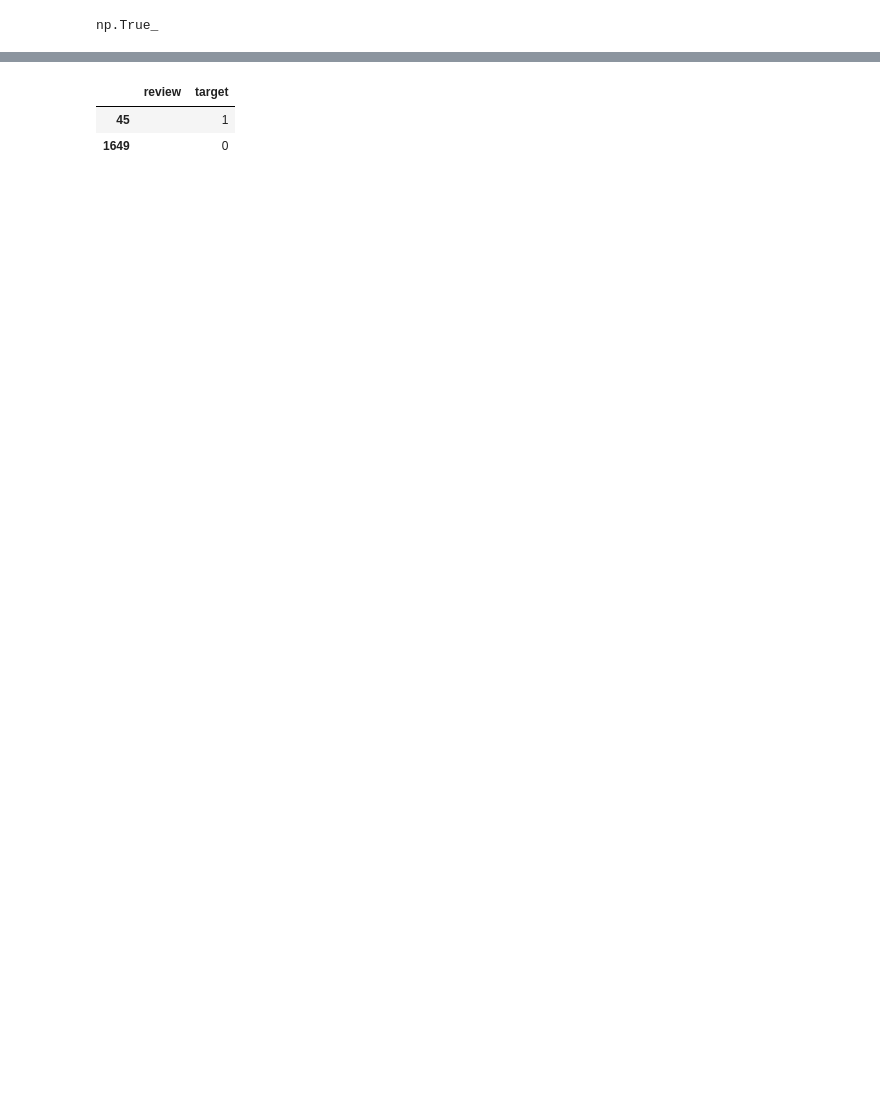
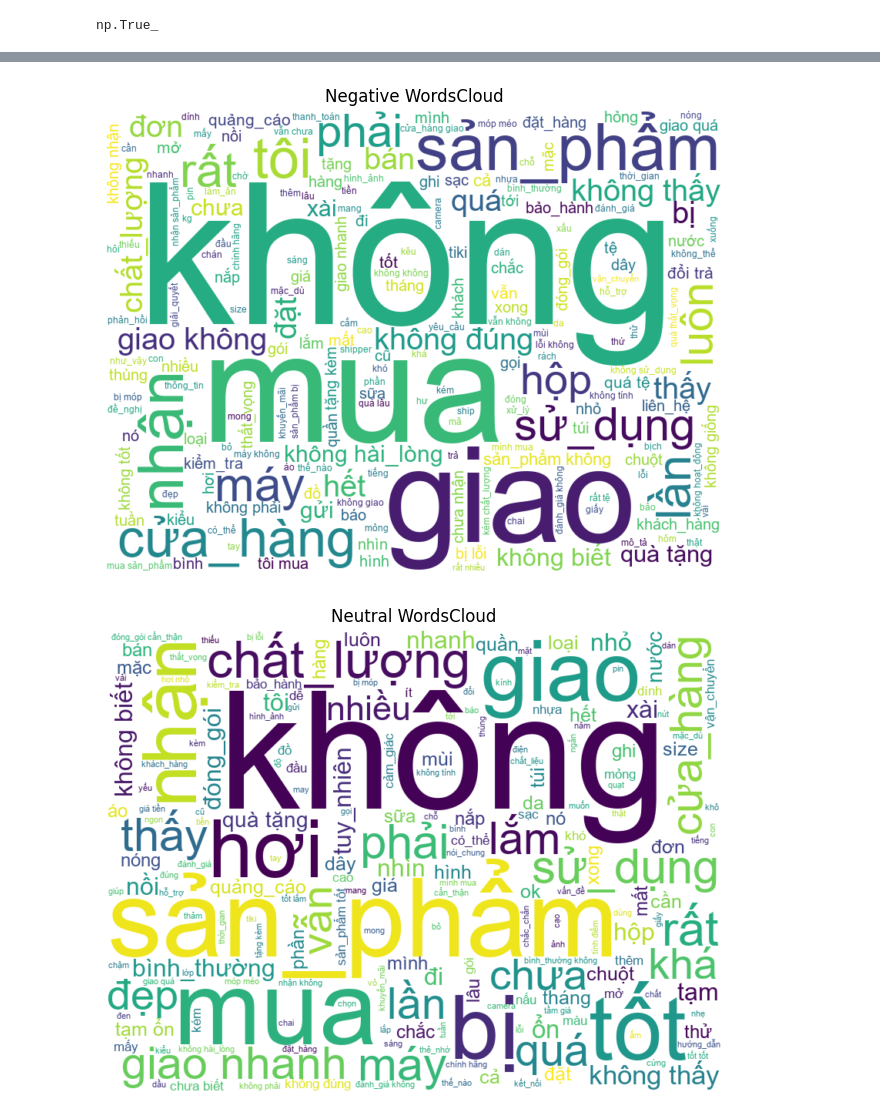
Before and after one commit to ninhdk-datasci/tiki-sentiment-analytics, a Jupyter notebook: data_cleaning.ipynb, the cells around one changed output, grey strips where cells are left out. Drawn from its saved outputs; the diff is of its cells as text; code cells hidden in the pictures; blank space fills up the shorter version.

```diff
--- a/data_cleaning.ipynb
+++ b/data_cleaning.ipynb
@@ -185,16 +316,21 @@ word_counts_df.head(50)
 # %%
-from wordcloud import WordCloud
+def wordcloud(target):
+    text = " ".join(tiki_data[tiki_data['target'] == target]['review'])
 
-text = " ".join(tiki_data['review'])
+    wordcloud = WordCloud (
+        width=800,
+        height=600,
+        background_color="white",
+        font_path="arial.ttf"
+    ).generate(text)
 
-wordcloud = WordCloud (
-    width=800,
-    height=600,
-    background_color='white',
-    font_path='arial.ttf'
-).generate(text)
-
-plt.figure(figsize=(12,6))
-plt.imshow(wordcloud, interpolation='bilinear')
-plt.axis("off")
-plt.show()
+    plt.figure(figsize=(12,6))
+    plt.imshow(wordcloud, interpolation="bilinear")
+    plt.axis("off")
+    if target == 2:
+        plt.title("Positive Wordcloud")
+    elif target == 1:
+        plt.title("Neutral WordsCloud")
+    else:
+        plt.title("Negative WordsCloud")
+    plt.show()
@@ -299,6 +336,0 @@ dataset = dataset.drop_duplicates()
-# %%
-dataset[dataset['review'] == ""]
-# %% [output]
-|  | review | target |
-| 45 |  | 1 |
-| 1649 |  | 0 |
@@ -310,0 +337,6 @@ dataset.to_csv("./data.csv", index=False, encoding="utf-8-sig")
+# %%
+for target in range(0, 3):
+    wordcloud(target)
+# %% [output]
+[figure, added]
+[figure, added]
```
Also changed, not shown: parts of 48 cells of this notebook, 16 other files.
